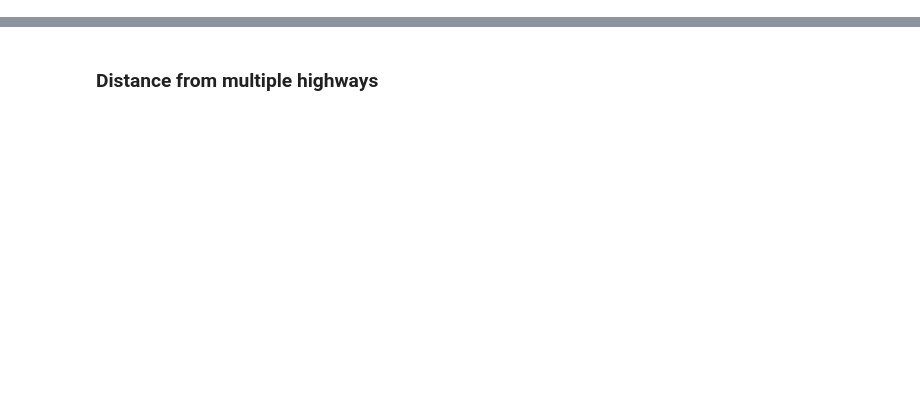
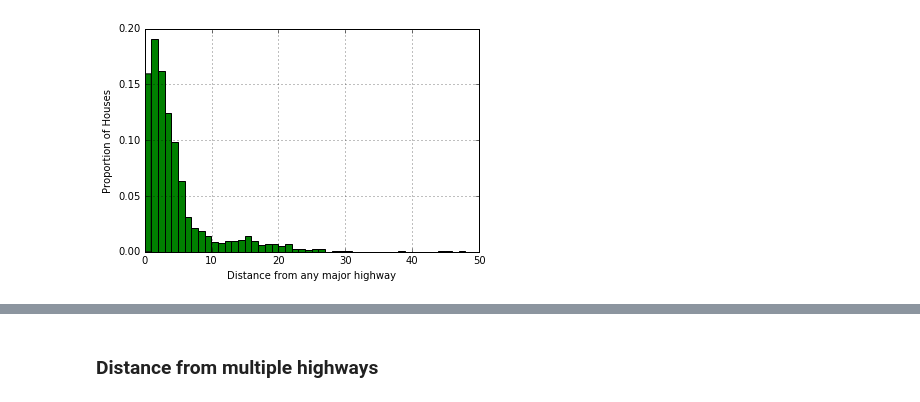
Before and after one commit to benrifkind/OpenDoor, a Jupyter notebook: RoadDistance.ipynb, the cells around one changed output, grey strips where cells are left out. Cells and saved outputs as stored; diff of their text form; code cells hidden in the pictures; blank space fills up the shorter version.

```diff
--- a/RoadDistance.ipynb
+++ b/RoadDistance.ipynb
@@ -179,0 +222,15 @@ plt.plot(bins, [np.log(p+1).median() for p in prices_by_distance], color='green'
+# %%
+distance_to_highways = pd.read_csv("DistanceToHighways.csv")
+# %%
+# min distance to any highway
+distance_to_highway = distance_to_highways.min(axis=1)
+# %%
+mask = distance_to_highway < 50
+ax = distance_to_highway[mask].hist(bins=50, normed=True, color = "green")
+distance_to_highway.describe()
+
+ax.set_xlabel("Distance from any major highway")
+ax.set_ylabel("Proportion of Houses")
+plt.savefig("Histogram.png", dpi=100)
+# %% [output]
+[figure, added]
```
Also changed, not shown: parts of 73 cells of this notebook, 5 other files.
